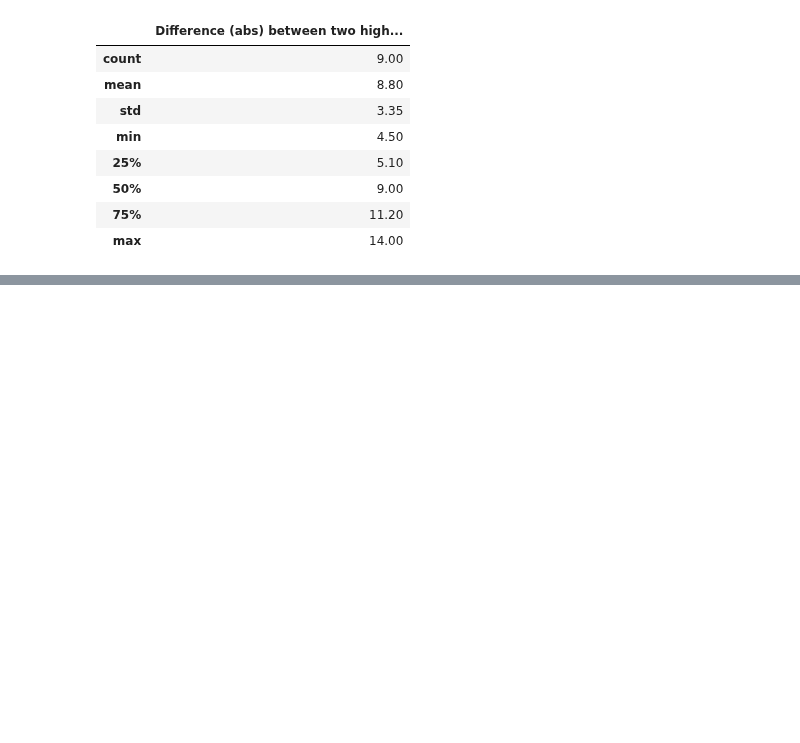
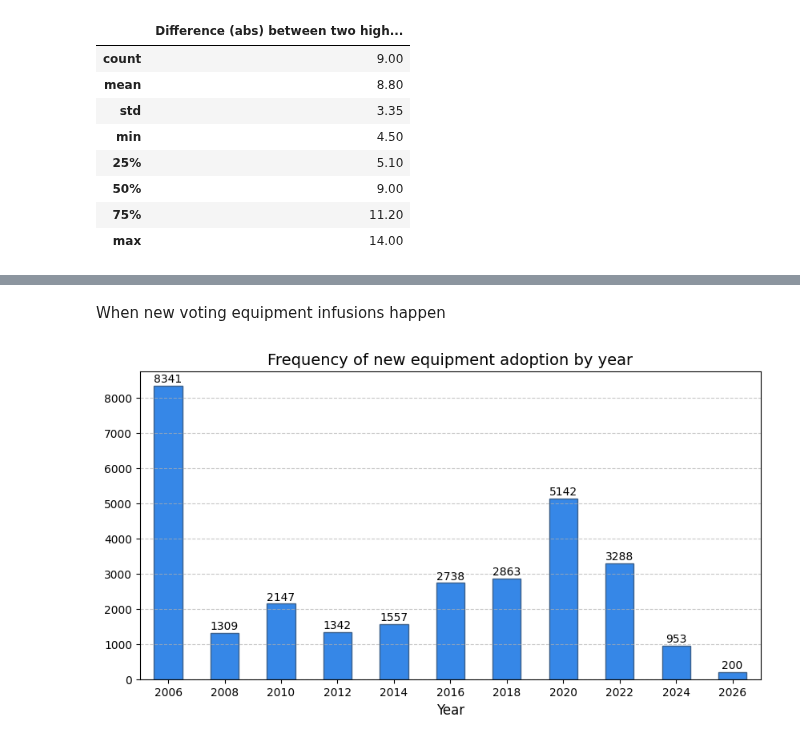
Before and after one commit to Bipartisan-Policy-Center/voting-equipment, a Jupyter notebook: analysis.ipynb, the cells around one changed output, grey strips where cells are left out. Saved outputs shown, nothing was run; the diff lists cells and outputs as text; code cells hidden in the pictures; blank space fills up the shorter version.

```diff
--- a/analysis.ipynb
+++ b/analysis.ipynb
@@ -398,0 +487,25 @@ peak_diffs_df.describe()
+# %% [markdown]
+When new voting equipment infusions happen
+# %%
+new_equipment_counts = voting_df.groupby("Year")["New Equipment"].sum()
+
+# Plot
+fig, ax = plt.subplots(figsize=(10, 5))
+new_equipment_counts.plot(kind="bar", color=lightblue, edgecolor=blue, ax=ax)
+
+# Formatting
+ax.set_xlabel("Year", fontsize=12)
+ax.set_title("Frequency of new equipment adoption by year", fontsize=14)
+ax.grid(axis="y", linestyle="--", alpha=0.7)
+
+# Add data labels
+for i, value in enumerate(new_equipment_counts):
+    ax.text(i, value + 100, str(value), ha="center", fontsize=10)
+
+
+# Rotate x-axis labels for better visibility
+plt.xticks(rotation=0, ha="center")
+
+plt.show()
+# %% [output]
+[figure, added]
```
Also changed, not shown: parts of 13 cells of this notebook, 12 other files.
